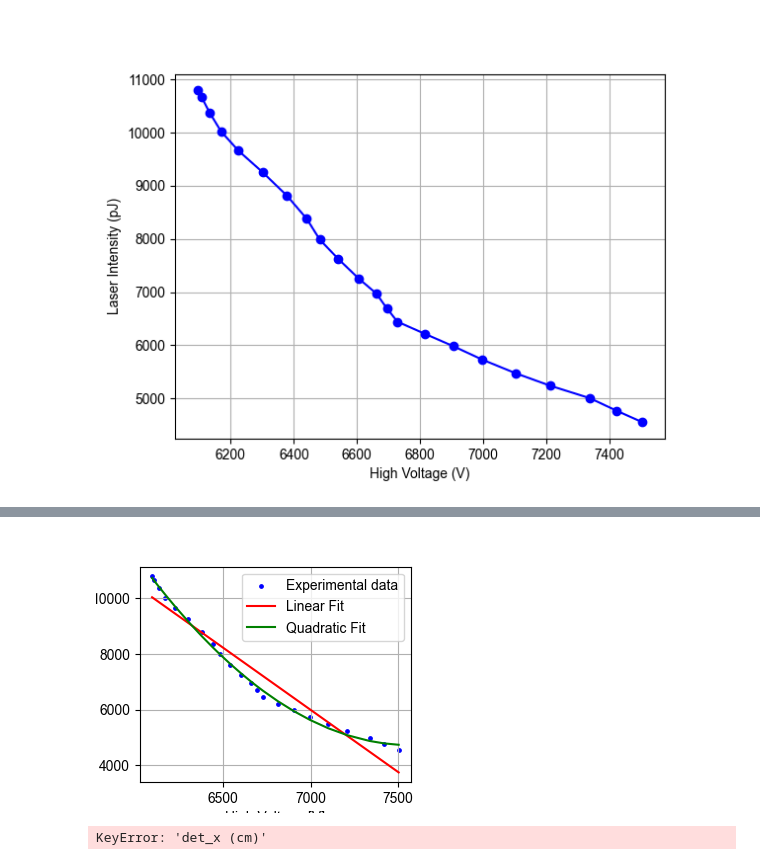
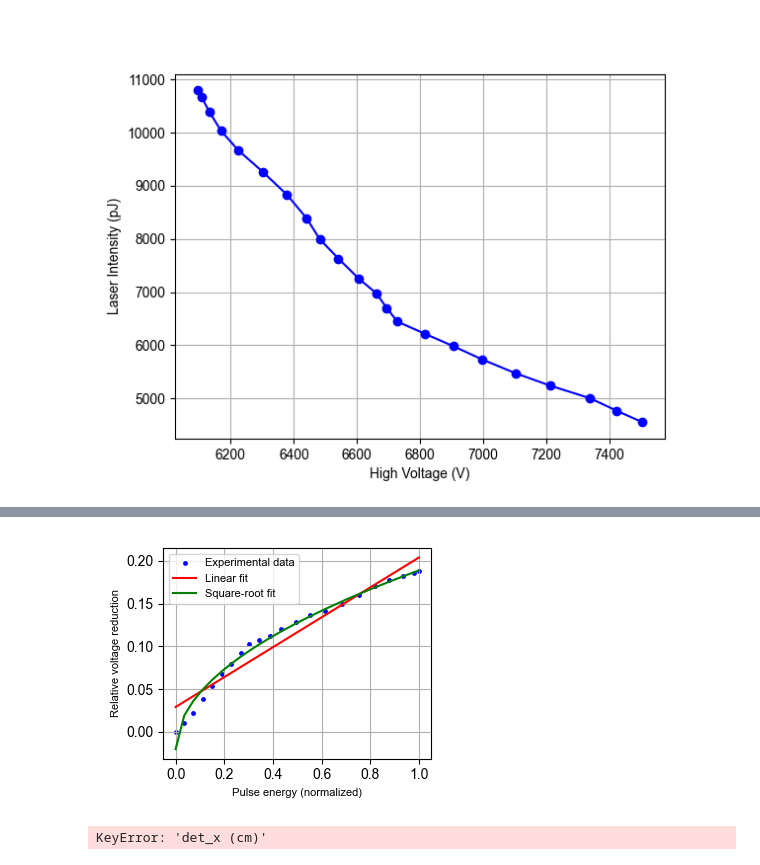
Before and after one commit to mmonajem/pyoxcart, a Jupyter notebook: pyccapt/calibration/tutorials/jupyter_files/z_laser_physics_experiment.ipynb, the cells around one changed output, grey strips where cells are left out. Drawn from its saved outputs; the diff is of its cells as text; code cells hidden in the pictures.

```diff
--- a/pyccapt/calibration/tutorials/jupyter_files/z_laser_physics_experiment.ipynb
+++ b/pyccapt/calibration/tutorials/jupyter_files/z_laser_physics_experiment.ipynb
@@ -167,7 +164,7 @@ Total number of Ions: 707101
 # data['pulse (deg)'] = (dld_laserIntensity*1000) / (4*4*np.pi)
 # %%
 # the difference that we have between laser intensity
-intensity = data['pulse'].to_numpy() * 1e12
+intensity = data['pulse'].to_numpy()
 new_intensity = np.unique(intensity)
 for i in range(len(new_intensity)):
     if i+1 < len(new_intensity):
@@ -193,5 +190,5 @@ for i in range(len(new_intensity)):
 # %%
-intensity = data['pulse'].to_numpy() * 1e12
+intensity = data['pulse'].to_numpy()
 dc_voltage = data['high_voltage (V)'].to_numpy()
 def find_step_changes(array):
     step_changes = []
@@ -256,12 +332,27 @@ from scipy.optimize import curve_fit
 # Assuming intensity_values and voltage_means are your data arrays
 
 # Convert lists to NumPy arrays
-intensity_values = np.array(intensity_values)
-voltage_means = np.array(voltage_means)
+intensity_values_s = np.array(intensity_values)
+voltage_means_s = np.array(voltage_means)
 
+intensity_values_s = (intensity_values_s - np.min(intensity_values_s)) / (np.max(intensity_values_s) - np.min(intensity_values_s))
+voltage_means_s = (np.max(voltage_means_s) - voltage_means_s) / np.max(voltage_means_s)
+# voltage_means_s = (voltage_means_s - np.min(voltage_means_s)) / (np.max(voltage_means_s) - np.min(voltage_means_s))
+
+# voltage_reduction = []
+# for i in range(len(voltage_means_s)):
+#     if i == 0:
+#         dc_past = voltage_means_s[i]
+#     else:
+#         dc_past = voltage_means_s[i-1]
+#     voltage_reduction.append((voltage_means_s[0] - voltage_means_s[i]) / voltage_means_s[0])
+
+# intensity_values_s = (np.max(intensity_values_s) - intensity_values_s) / np.max(intensity_values_s)
+
+# voltage_means_s = np.array(voltage_reduction)
 # Split the data into two ranges (0 to 19 and 20 to the end)
-intensity_values_1 = intensity_values[:]
-voltage_means_1 = voltage_means[:]
+intensity_values_1 = intensity_values_s[:]
+voltage_means_1 = voltage_means_s[:]
 
 # intensity_values_2 = intensity_values[8:]
 # voltage_means_2 = voltage_means[8:]
@@ -272,48 +363,51 @@ voltage_means_1 = voltage_means[:]
 log_intensity_values_1 = intensity_values_1
 # log_intensity_values_2 = intensity_values_2
 
 # Define linear and quadratic functions for log-transformed data
-def linear_func_log(x, a, b):
+def linear_func(x, a, b):
     return a * x + b
 
-def quadratic_func_log(x, a, b, c):
-    return a * x**2 + b * x + c
+def square_root_func(x, a, b):
+    return a * np.sqrt(x) + b
 
-# Fit linear function for both ranges
-params_linear_log_1, _ = curve_fit(linear_func_log, voltage_means_1, log_intensity_values_1)
+# Fit a linear function for both ranges
+params_linear_log_1, _ = curve_fit(linear_func, log_intensity_values_1, voltage_means_1)
 # params_linear_log_2, _ = curve_fit(linear_func_log, voltage_means_2, log_intensity_values_2)
 
 # Fit quadratic function for both ranges
-params_quadratic_log_1, _ = curve_fit(quadratic_func_log, voltage_means_1, log_intensity_values_1)
+params_quadratic_log_1, _ = curve_fit(square_root_func, log_intensity_values_1, voltage_means_1)
 # params_quadratic_log_2, _ = curve_fit(quadratic_func_log, voltage_means_2, log_intensity_values_2)
 
 # Plotting on the original scale
 fig, ax = plt.subplots(figsize=(3.5,2.8))
 
 # Plotting for the first range (0 to 19)
-plt.scatter(voltage_means_1, intensity_values_1, label='Experimental data', color='b', s=6)
-plt.plot(voltage_means_1, linear_func_log(voltage_means_1, *params_linear_log_1), label='Linear Fit', color='r')
-plt.plot(voltage_means_1, quadratic_func_log(voltage_means_1, *params_quadratic_log_1), label='Quadratic Fit', color='g')
+plt.scatter(log_intensity_values_1, voltage_means_1, label='Experimental data', color='b', s=6)
+plt.plot(log_intensity_values_1, linear_func(log_intensity_values_1, *params_linear_log_1), label='Linear fit', color='r')
+plt.plot(log_intensity_values_1, square_root_func(log_intensity_values_1, *params_quadratic_log_1), label='Square-root fit', color='g')
 
 # Plotting for the second range (20 to the end)
 # plt.scatter(voltage_means_2, intensity_values_2, label='Experimental data (8-end)', color='c')
 # plt.plot(voltage_means_2, linear_func_log(voltage_means_2, *params_linear_log_2), label='Linear Fit (8-end)', color='m')
 # plt.plot(voltage_means_2, quadratic_func_log(voltage_means_2, *params_quadratic_log_2), label='Quadratic Fit (8-end)', color='y')
 
 # plt.yscale('log')  # Set y-axis to logarithmic scale
-plt.xlabel('High Voltage [V]', fontsize=10)
-plt.ylabel('Pulse Energy [pJ]', fontsize=10)
-plt.legend(fontsize=10)
+plt.ylabel('Relative voltage reduction', fontsize=8)
+plt.xlabel('Pulse energy (normalized)', fontsize=8)
+plt.legend(fontsize=8)
 plt.grid(True)
+plt.tight_layout()
 rcParams['font.sans-serif'] = ['Arial']
 rcParams['svg.fonttype'] = 'none'
-plt.savefig(variables.result_path + "fs_PE_vs_voltage.png", format="png", dpi=600)
-plt.savefig(variables.result_path + "fs_PE_vs_voltage.svg", format="svg", dpi=600)
+# plt.savefig(variables.result_path + "fs_PE_vs_voltage.png", format="png", dpi=600)
+# plt.savefig(variables.result_path + "fs_PE_vs_voltage.svg", format="svg", dpi=600)
+# plt.savefig(variables.result_path + "LEAP_PE_vs_voltage.png", format="png", dpi=600)
+# plt.savefig(variables.result_path + "LEAP_PE_vs_voltage.svg", format="svg", dpi=600)
 # plt.savefig(variables.result_path + "fs_intensity_vs_voltage.png", format="png", dpi=600)
 # plt.savefig(variables.result_path + "fs_intensity_vs_voltage.svg", format="svg", dpi=600)
 plt.show()
 # %% [output]
-[figure, old version]
+[figure, new version]
 # %%
 dataset_path_leap = 'D:/pyccapt/tests\data/physics_experiment/R56_06712-v01.epos'
 data_leap = data_tools.load_data(dataset_path_leap, 'leap_epos', mode='processed')
```
Also changed, not shown: parts of 7 cells of this notebook, 5 other files.
